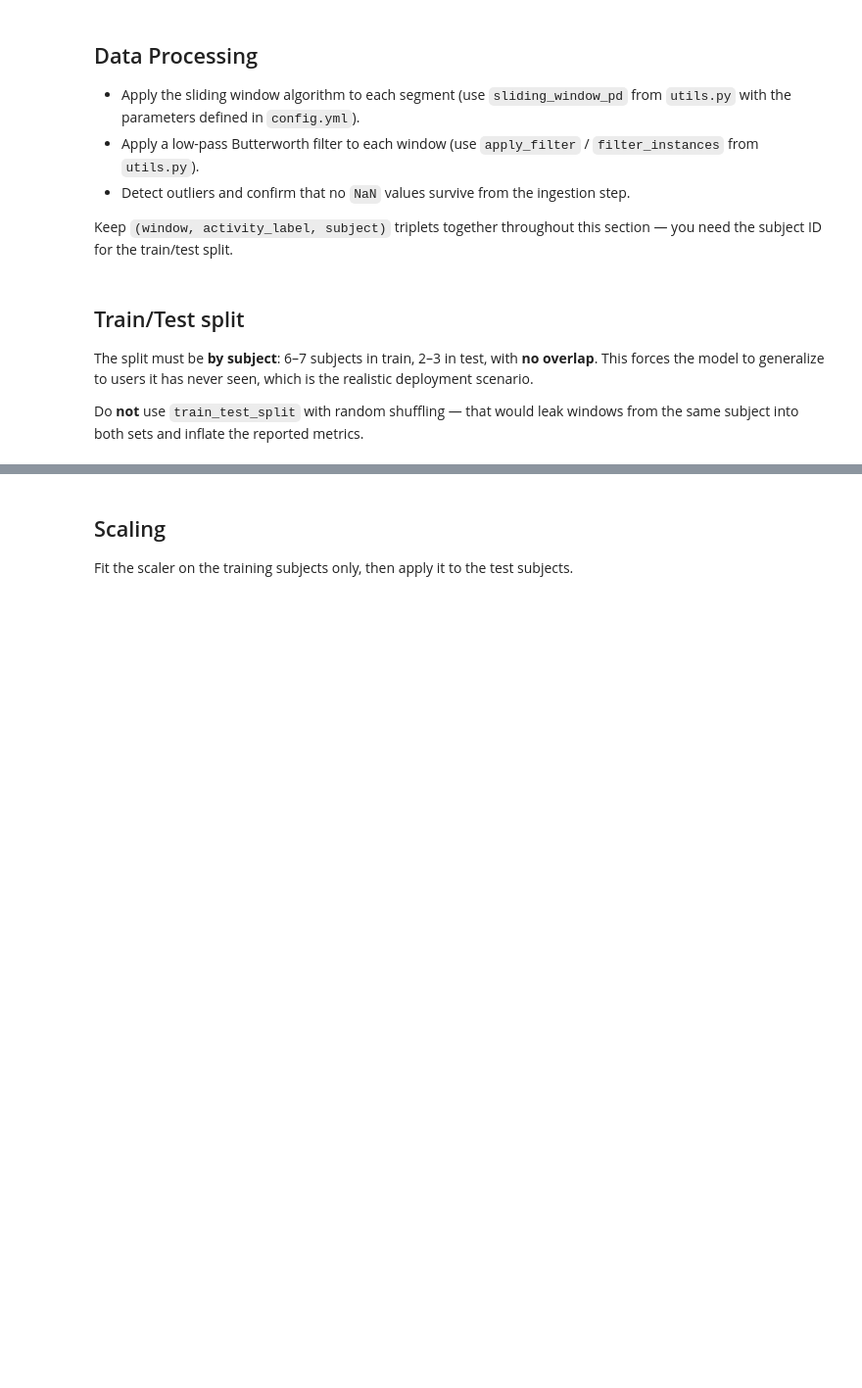
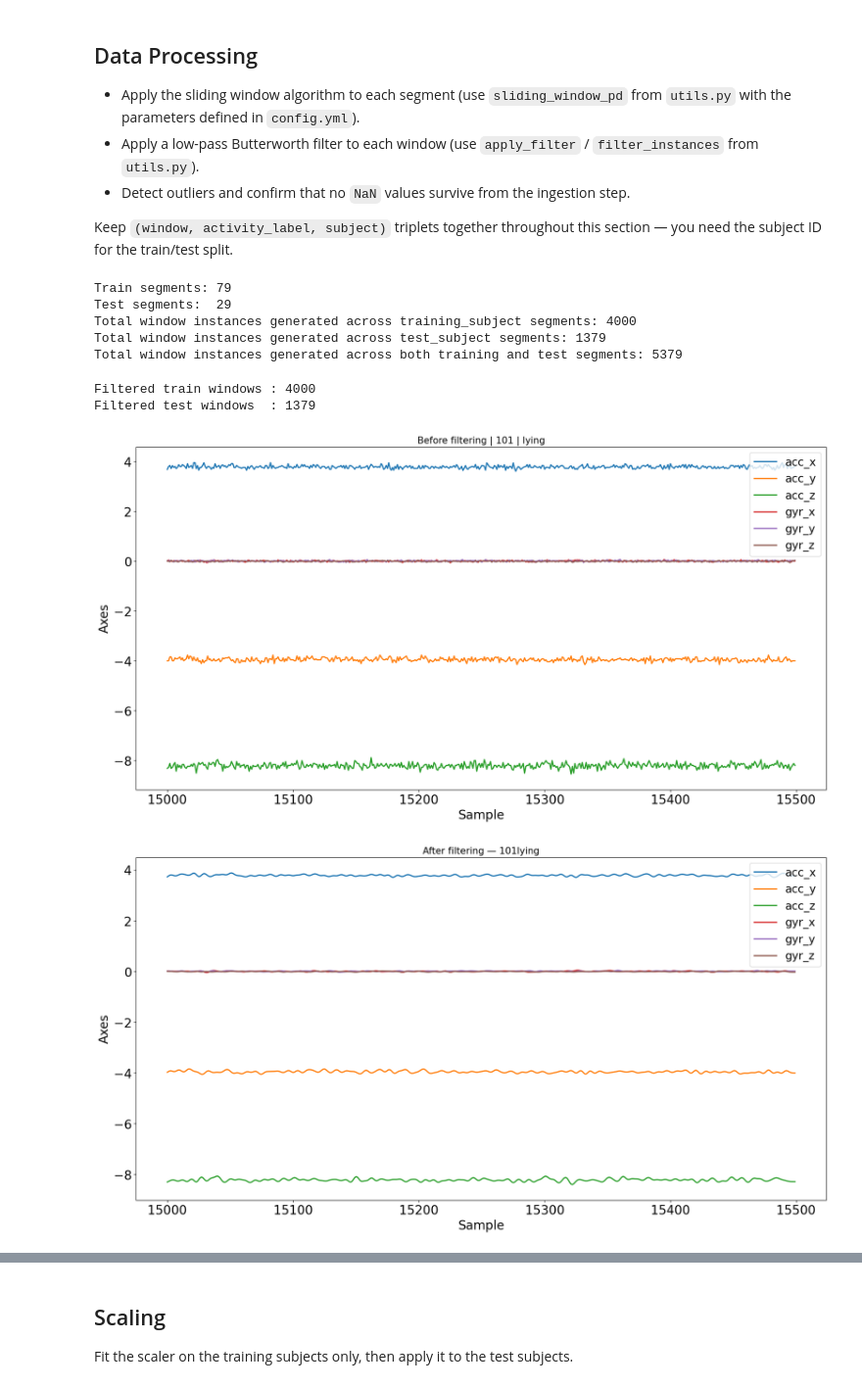
Before and after one commit to billystein25/AIoT-Project, a Jupyter notebook: aiot_project_time_series.ipynb, the cells around one changed output, grey strips where cells are left out. Shown at 98% size. Drawn from its saved outputs; the diff is of its cells as text; code cells hidden in the pictures; blank space fills up the shorter version.

```diff
--- a/aiot_project_time_series.ipynb
+++ b/aiot_project_time_series.ipynb
@@ -148,9 +138,3 @@ plt.show()
 * Detect outliers and confirm that no `NaN` values survive from the ingestion step.
 
 Keep `(window, activity_label, subject)` triplets together throughout this section — you need the subject ID for the train/test split.
-# %% [markdown]
-## Train/Test split
-
-The split must be **by subject**: 6–7 subjects in train, 2–3 in test, with **no overlap**. This forces the model to generalize to users it has never seen, which is the realistic deployment scenario.
-
-Do **not** use `train_test_split` with random shuffling — that would leak windows from the same subject into both sets and inflate the reported metrics.
@@ -161,0 +141,62 @@ assert set(TRAIN_SUBJECTS).isdisjoint(TEST_SUBJECTS)
+# %%
+TRAIN_SUBJECTS = ["101", "102", "103", "104", "105", "107"]
+TEST_SUBJECTS  = ["106", "108", "109"]
+
+assert set(TRAIN_SUBJECTS).isdisjoint(TEST_SUBJECTS)
+
+train_segments = df_segments[df_segments["subject"].astype(str).isin(TRAIN_SUBJECTS)]
+test_segments  = df_segments[df_segments["subject"].astype(str).isin(TEST_SUBJECTS)]
+
+from utils import make_pairs
+
+
+training_windowpairs = make_pairs(train_segments,config)
+test_windowpairs     = make_pairs(test_segments,config)
+
+
+
+print(f"Train segments: {len(train_segments)}")
+print(f"Test segments:  {len(test_segments)}")
+
+print(f"Total window instances generated across training_subject segments: {len(training_windowpairs)}")
+print(f"Total window instances generated across test_subject segments: {len(test_windowpairs)}")
+print(f"Total window instances generated across both training and test segments: {len(training_windowpairs) + len(test_windowpairs)}")
+# %% [output]
+Train segments: 79
+Test segments:  29
+Total window instances generated across training_subject segments: 4000
+Total window instances generated across test_subject segments: 1379
+Total window instances generated across both training and test segments: 5379
+# %%
+from utils import filter_pairs
+
+filtered_training_list = filter_pairs(training_windowpairs, config)
+filtered_test_list     = filter_pairs(test_windowpairs, config)
+
+print(f"Filtered train windows : {len(filtered_training_list)}")
+print(f"Filtered test windows  : {len(filtered_test_list)}")
+# %% [output]
+Filtered train windows : 4000
+Filtered test windows  : 1379
+# %%
+i = 60 # change to inspect different windows
+
+
+
+
+
+
+# Before
+
+plot_instance_time_domain(training_windowpairs[i]['window'])
+plt.title(f"Before filtering | {training_windowpairs[i]['subject']} | {training_windowpairs[i]['activity_label']}", fontsize=15)
+plt.show()
+
+# After
+
+plot_instance_time_domain(filtered_training_list[i])
+plt.title(f"After filtering — {training_windowpairs[i]['subject']}{training_windowpairs[i]['activity_label']}", fontsize=15)
+plt.show()
+# %% [output]
+[figure, added]
+[figure, added]
```
Also changed, not shown: parts of 11 cells of this notebook, 1 other file.
